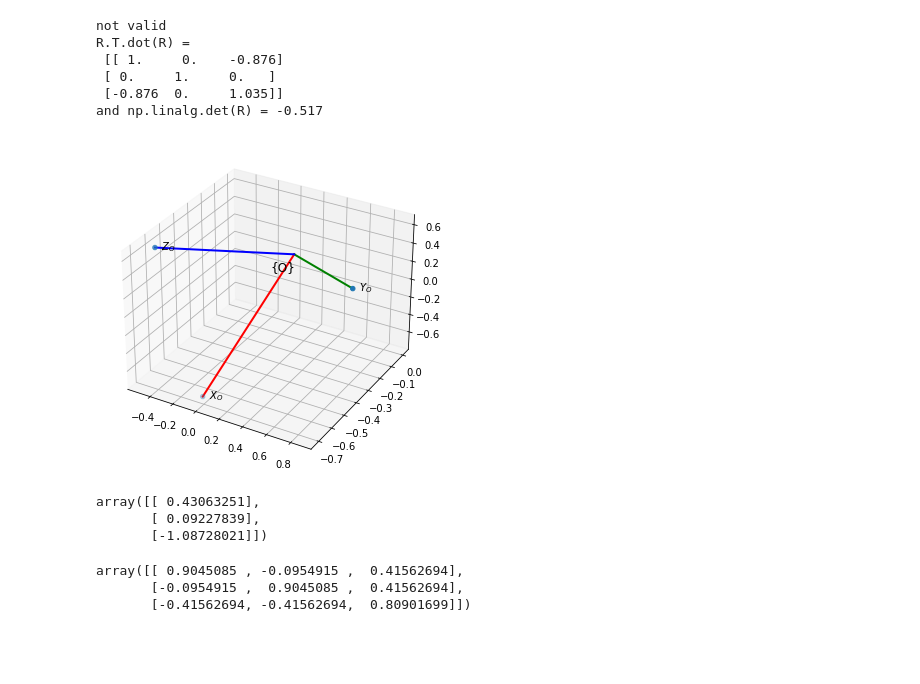
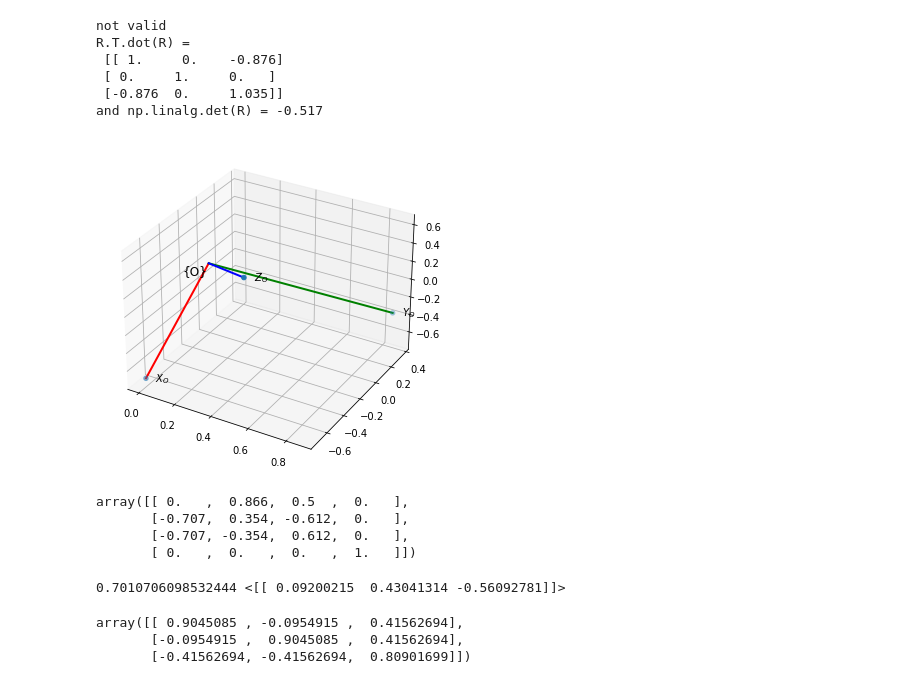
Before and after one commit to Kenn3Th/DATS2300, a Jupyter notebook: 3Dpose/3Dpose.ipynb, the cells around one changed output. Drawn from its saved outputs; the diff is of its cells as text; code cells hidden in the pictures; blank space fills up the shorter version.

```diff
--- a/3Dpose/3Dpose.ipynb
+++ b/3Dpose/3Dpose.ipynb
@@ -13,16 +13,18 @@ def rotMat(Tta,ax):
         ])
     elif ax=='y':
         R = np.array([
-            [np.cos(Tta), 0, -np.sin(Tta)],
+            [np.cos(Tta), 0, np.sin(Tta)],
             [0, 1, 0],
-            [np.sin(Tta), 0, np.cos(Tta)]
+            [-np.sin(Tta), 0, np.cos(Tta)]
         ])
-    else:
+    elif ax =='z':
         R = np.array([
             [np.cos(Tta), -np.sin(Tta), 0],
             [np.sin(Tta), np.cos(Tta), 0],
             [0, 0, 1]
         ])
+    else:
+        print("Have you spesified axis to rotate around? rotMat(angle = Tta,ax = '?')")
     return R
 
 def transMat(R,vec):
@@ -263,9 +265,15 @@ plt.rcParams['figure.figsize'] = [width, height]
 # %%
 t0 = np.zeros([3,1])
 T = transMat(R,t0)
-fig = plt.figure()
 ax = plt.axes(projection='3d')
 rob.trplot3(ax,T, name='O')
 # %% [output]
-[figure, old version]
+[figure, new version]
+# %%
+T
+# %% [output]
+array([[ 0.   ,  0.866,  0.5  ,  0.   ],
+       [-0.707,  0.354, -0.612,  0.   ],
+       [-0.707, -0.354,  0.612,  0.   ],
+       [ 0.   ,  0.   ,  0.   ,  1.   ]])
 # %%
@@ -282,10 +300,7 @@ def UnitQuaternion(R):
-# %%
-Q = UnitQuaternion(R)
-Q
-# %% [output]
-array([[ 0.43063251],
-       [ 0.09227839],
-       [-1.08728021]])
+# %%
+s, q = UnitQuaternion(R, print)
+# %% [output]
+0.7010706098532444 <[[ 0.09200215  0.43041314 -0.56092781]]>
 # %%
 def skew(vec):
     #This function makes a skew-symmetric-matrix of a vector
```
Also changed, not shown: parts of 15 cells of this notebook.
